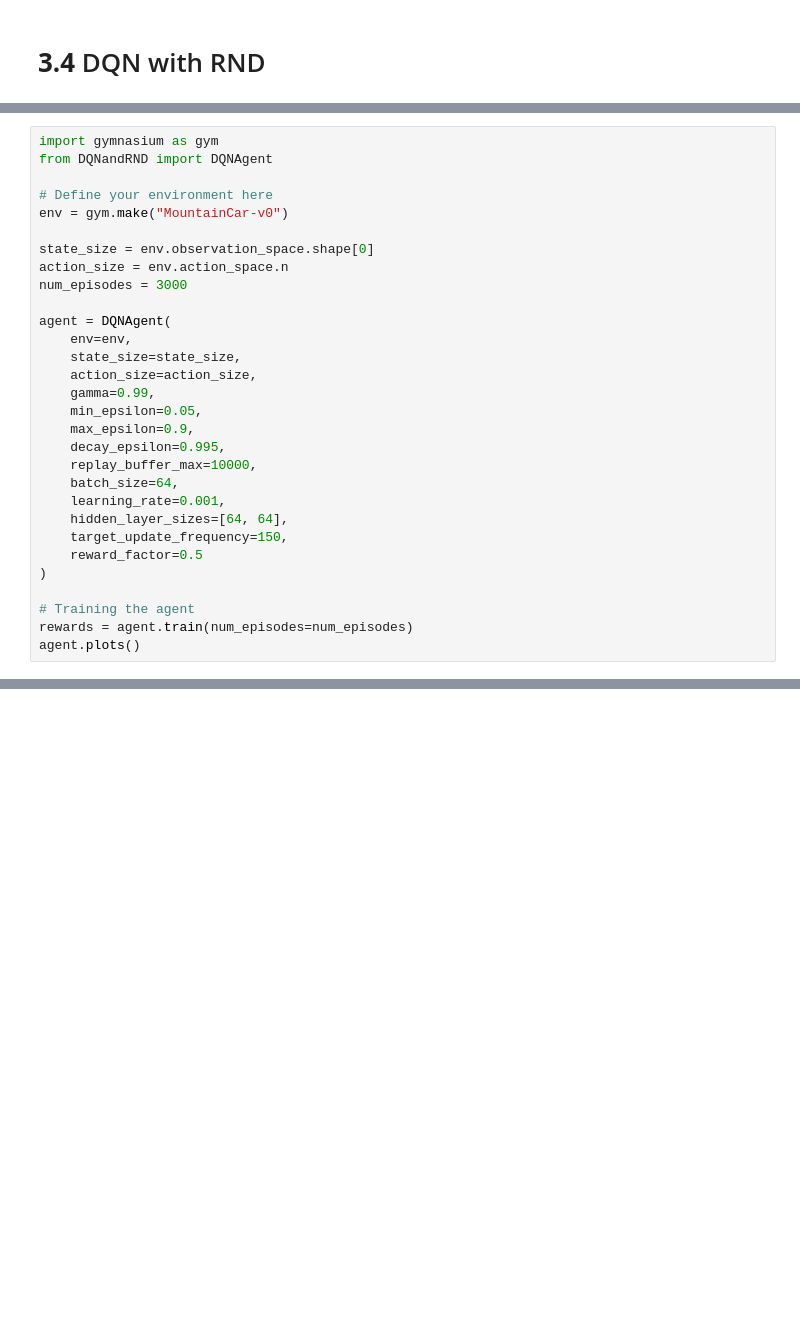
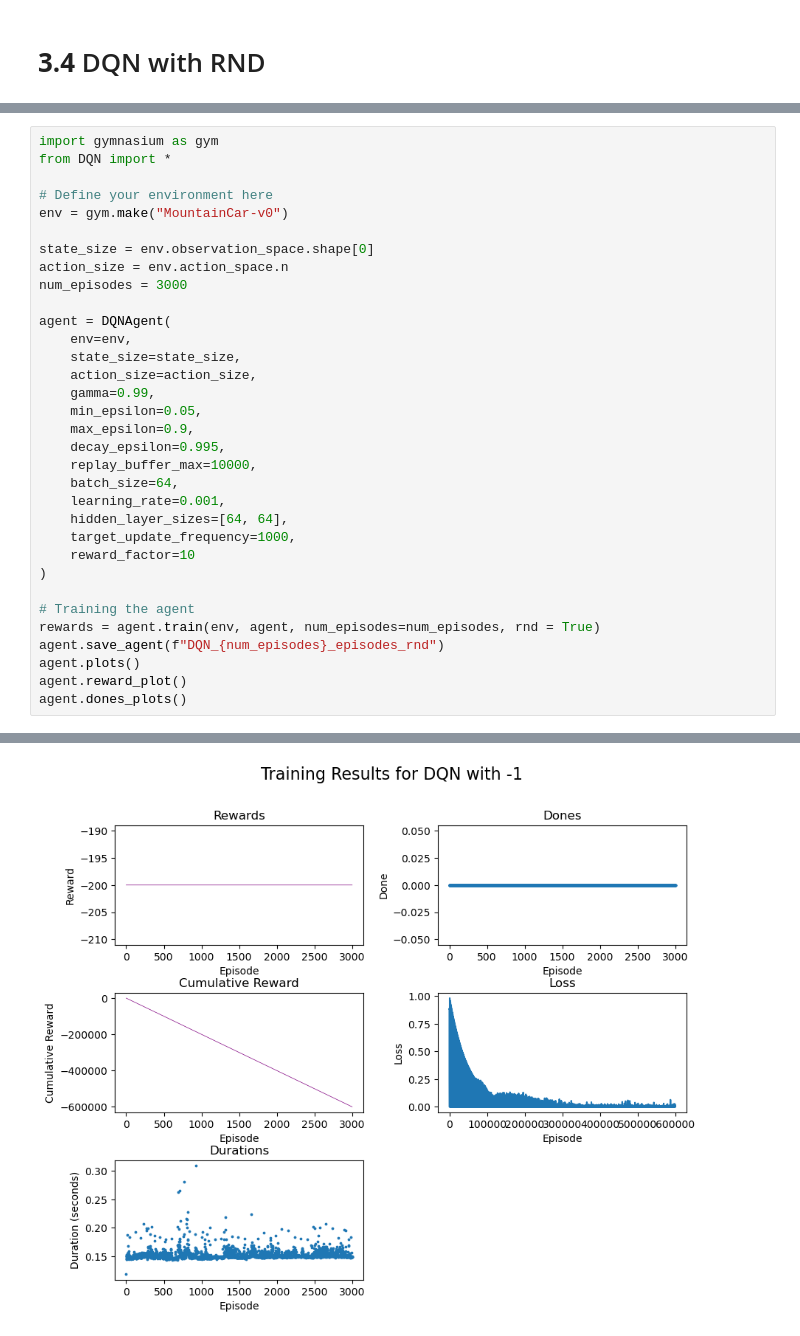
Before and after one commit to silviiaromanato/MountainCartRL, a Jupyter notebook: MountainCart_notebook.ipynb, the cells around one changed output, grey strips where cells are left out. Drawn from its saved outputs; the diff is of its cells as text; blank space fills up the shorter version.

```diff
--- a/MountainCart_notebook.ipynb
+++ b/MountainCart_notebook.ipynb
@@ -216,6 +311,6 @@ Agent loaded from path:  /Users/silviaromanato/Desktop/EPFL/MA4/ANN:RL/MountainC
 # %%
 import gymnasium as gym
-from DQNandRND import DQNAgent
+from DQN import *
 
 # Define your environment here
 env = gym.make("MountainCar-v0")
@@ -236,11 +331,14 @@ agent = DQNAgent(
     batch_size=64,
     learning_rate=0.001,
     hidden_layer_sizes=[64, 64],
-    target_update_frequency=150,
-    reward_factor=0.5
+    target_update_frequency=1000,
+    reward_factor=10
 )
 
 # Training the agent
-rewards = agent.train(num_episodes=num_episodes)
+rewards = agent.train(env, agent, num_episodes=num_episodes, rnd = True)
+agent.save_agent(f"DQN_{num_episodes}_episodes_rnd")
 agent.plots()
+agent.reward_plot()
+agent.dones_plots()
 # %% [output]
@@ -247,0 +346 @@ KeyboardInterrupt:
+[figure, added]
```
Also changed, not shown: parts of 17 cells of this notebook, 1 other file.
